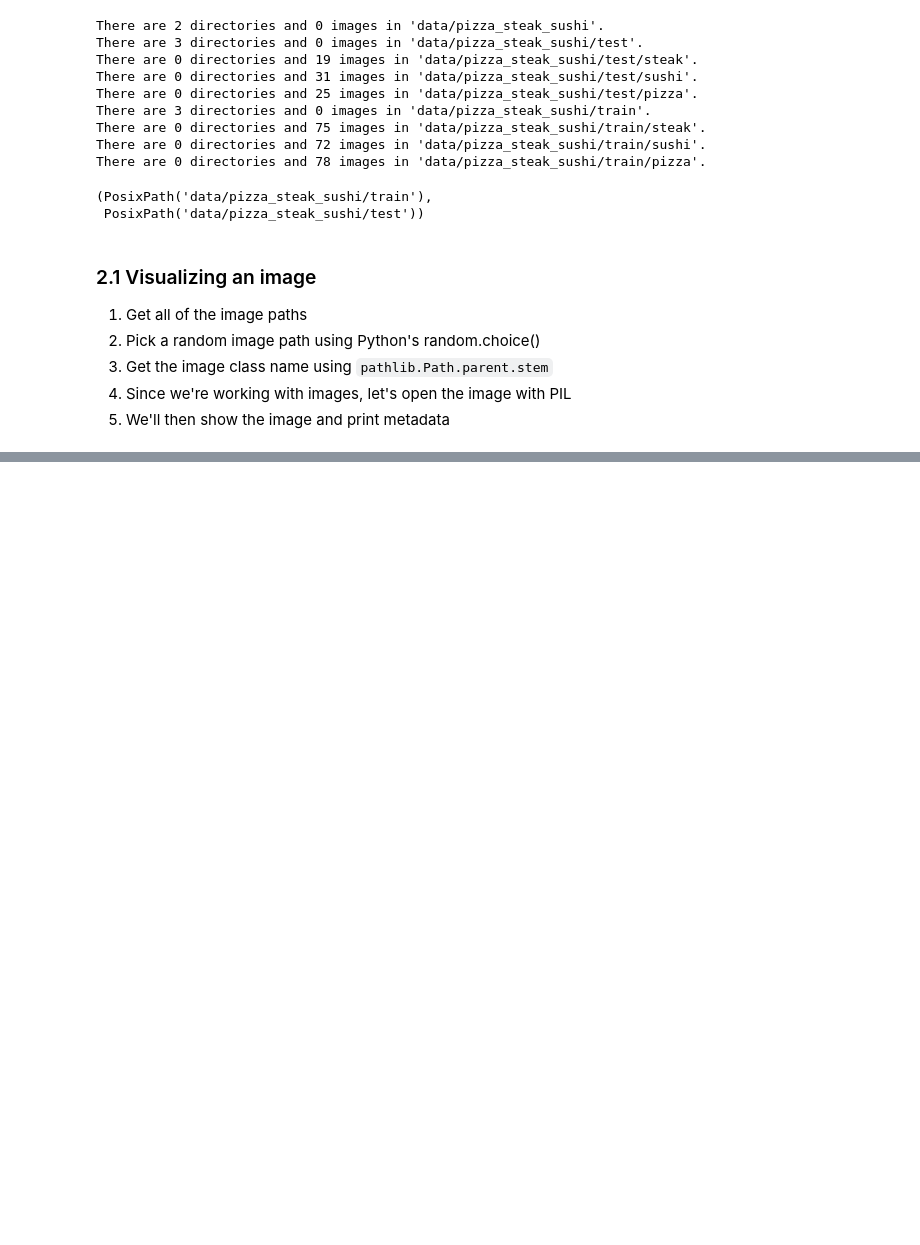
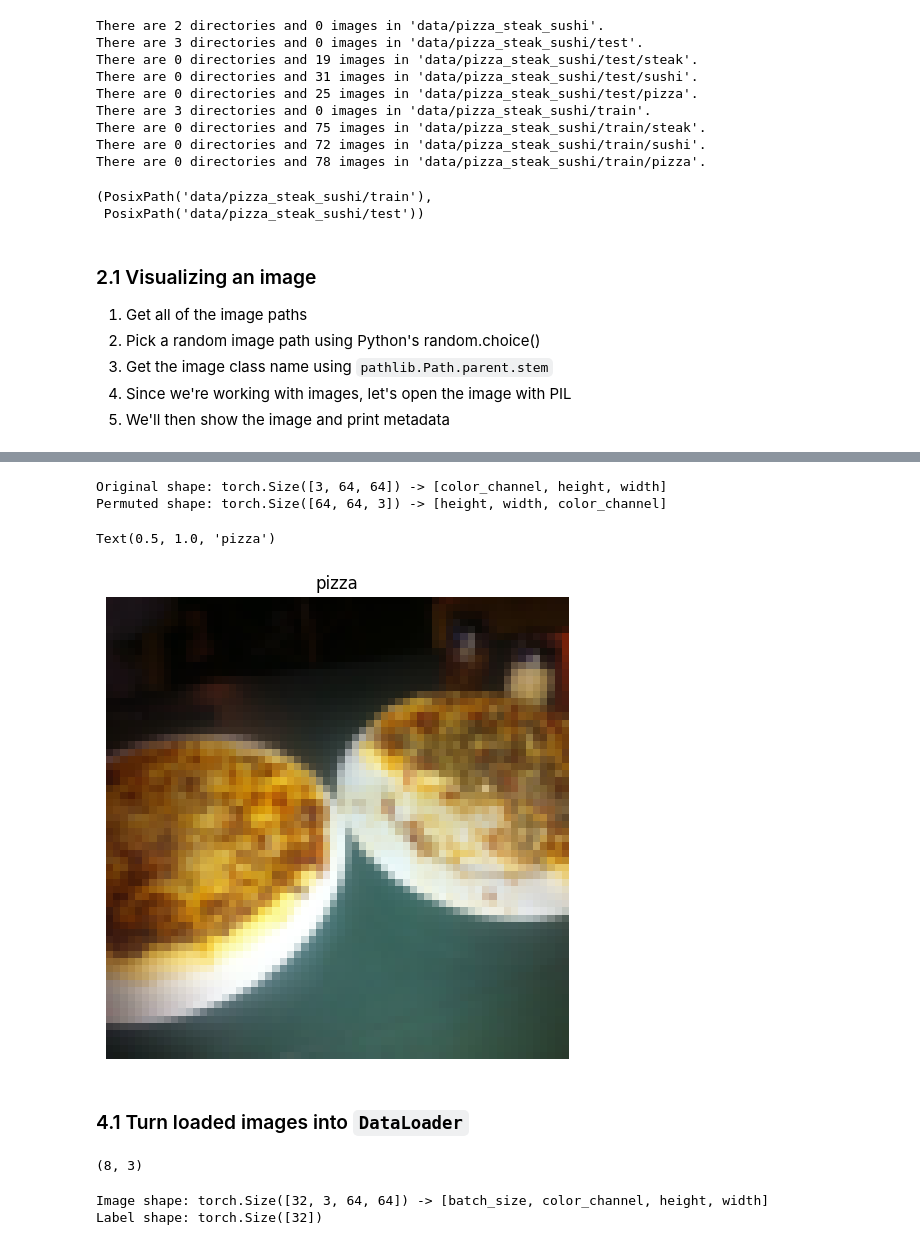
Before and after one commit to famousDeer/Pytorch, a Jupyter notebook: 04/04.YOUTUBE_PyTorch_Custom_DataSet.ipynb, the cells around one changed output, grey strips where cells are left out. Cells and saved outputs as stored; diff of their text form; code cells hidden in the pictures; blank space fills up the shorter version.

Commit message:
Creating a function to get class names

```diff
--- a/04/04.YOUTUBE_PyTorch_Custom_DataSet.ipynb
+++ b/04/04.YOUTUBE_PyTorch_Custom_DataSet.ipynb
@@ -145,0 +214,12 @@ plt.axis(False)
+# %%
+# Use ImageFolder to create dataset
+from torchvision import datasets
+
+train_data = datasets.ImageFolder(root=train_dir,
+                                  transform=data_transform, # a transform for the data
+                                  target_transform=None) # a transform for the label
+
+test_data = datasets.ImageFolder(root=test_dir,
+                                 transform=data_transform)
+
+train_data, test_data
@@ -145,0 +245,7 @@ plt.axis(False)
+# %%
+# Get class names as a list
+class_names = train_data.classes
+# Get class names as a dict
+class_dict = train_data.class_to_idx
+
+class_names, class_dict
@@ -145,0 +254,8 @@ plt.axis(False)
+# %%
+# index on the train_data Dataset to get a single image and label
+img, label = train_data[0][0], train_data[0][1]
+print(f"Image tensor:\n {img}")
+print(f"Image shape: {img.shape}")
+print(f"Image datatype: {img.dtype}")
+print(f"Image label: {label}")
+print(f"Label datatype: {type(label)}")
@@ -145,0 +280,47 @@ plt.axis(False)
+# %%
+# Rearrange the order dimension
+img_permute = img.permute(1, 2, 0)
+
+# Print out different shapes
+print(f"Original shape: {img.shape} -> [color_channel, height, width]")
+print(f"Permuted shape: {img_permute.shape} -> [height, width, color_channel]")
+
+# Plot the image
+plt.figure(figsize=(12, 6))
+plt.imshow(img_permute)
+plt.axis(False)
+plt.title(class_names[label])
+# %% [output]
+Original shape: torch.Size([3, 64, 64]) -> [color_channel, height, width]
+Permuted shape: torch.Size([64, 64, 3]) -> [height, width, color_channel]
+Text(0.5, 1.0, 'pizza')
+[figure, added]
+# %% [markdown]
+### 4.1 Turn loaded images into `DataLoader`
+# %%
+from torch.utils.data import DataLoader
+import os
+
+BATCH_SIZE = 32
+
+train_dataloader = DataLoader(dataset=train_data,
+                              batch_size=BATCH_SIZE,
+                              num_workers=os.cpu_count(),
+                              shuffle=True)
+
+test_dataloader = DataLoader(dataset=test_data,
+                             num_workers=os.cpu_count(),
+                             batch_size=BATCH_SIZE,
+                             shuffle=False)
+
+len(train_dataloader), len(test_dataloader)
+# %% [output]
+(8, 3)
+# %%
+img, label = next(iter((train_dataloader)))
+
+print(f"Image shape: {img.shape} -> [batch_size, color_channel, height, width]")
+print(f"Label shape: {label.shape}")
+# %% [output]
+Image shape: torch.Size([32, 3, 64, 64]) -> [batch_size, color_channel, height, width]
+Label shape: torch.Size([32])
```
Also changed, not shown: parts of 19 cells of this notebook.
